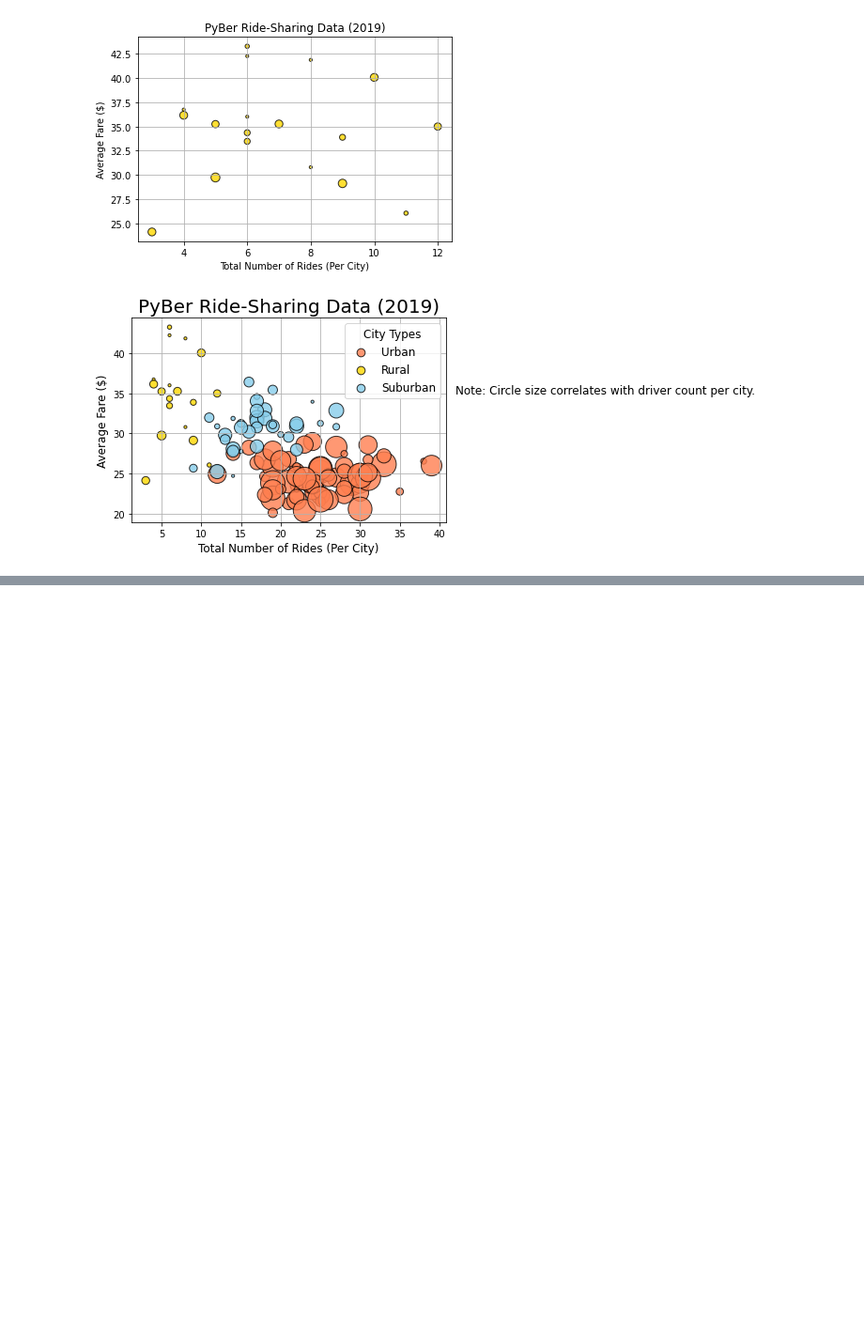
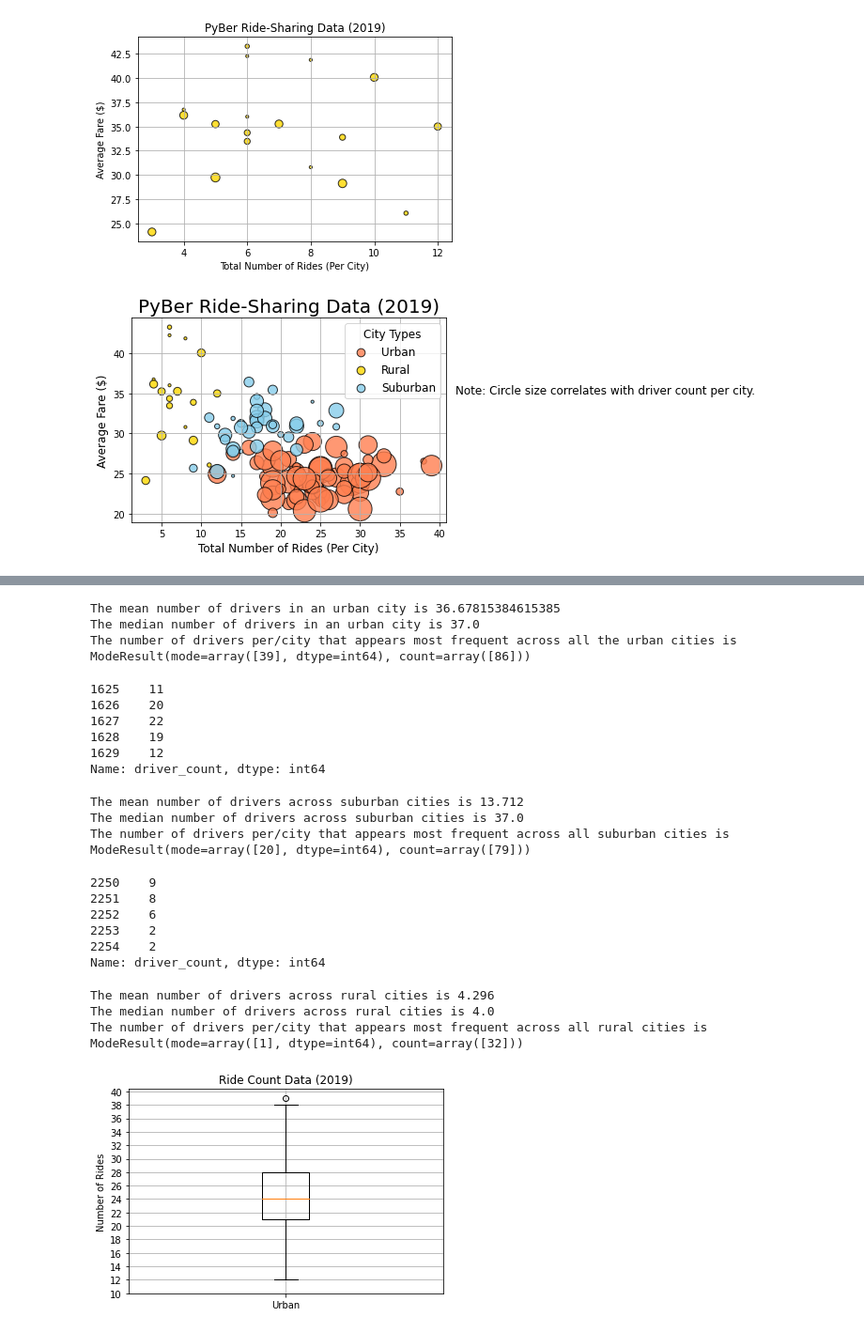
Before and after one commit to bmogil/PyBer_Analysis, a Jupyter notebook: PyBer.ipynb, the cells around one changed output, grey strips where cells are left out. Shown at 94% size. Drawn from its saved outputs; the diff is of its cells as text; code cells hidden in the pictures; blank space fills up the shorter version.

```diff
--- a/PyBer.ipynb
+++ b/PyBer.ipynb
@@ -332,0 +568,77 @@ plt.show()
+# %%
+# Get the mean, median, and mode for the urban cities driver count series.
+urban_drivers_mean = np.mean(urban_drivers)
+print(f"The mean number of drivers in an urban city is {urban_drivers_mean}")
+
+urban_drivers_median = np.median(urban_drivers)
+print(f"The median number of drivers in an urban city is {urban_drivers_median}")
+
+urban_drivers_mode = sts.mode(urban_drivers)
+print(f"The number of drivers per/city that appears most frequent across all the urban cities is {urban_drivers_mode}")
+# %% [output]
+The mean number of drivers in an urban city is 36.67815384615385
+The median number of drivers in an urban city is 37.0
+The number of drivers per/city that appears most frequent across all the urban cities is ModeResult(mode=array([39], dtype=int64), count=array([86]))
+# %%
+# Get the driver count data from the suburban cities.
+suburban_drivers = suburban_cities_df["driver_count"]
+suburban_drivers.head()
+# %% [output]
+1625    11
+1626    20
+1627    22
+1628    19
+1629    12
+Name: driver_count, dtype: int64
+# %%
+# Get the mean, median, and mode for the suburban cities driver count series.
+suburban_drivers_mean = np.mean(suburban_drivers)
+print(f"The mean number of drivers across suburban cities is {suburban_drivers_mean}")
+
+suburban_drivers_median = np.median(urban_drivers)
+print(f"The median number of drivers across suburban cities is {suburban_drivers_median}")
+
+suburban_drivers_mode = sts.mode(suburban_drivers)
+print(f"The number of drivers per/city that appears most frequent across all suburban cities is {suburban_drivers_mode}")
+# %% [output]
+The mean number of drivers across suburban cities is 13.712
+The median number of drivers across suburban cities is 37.0
+The number of drivers per/city that appears most frequent across all suburban cities is ModeResult(mode=array([20], dtype=int64), count=array([79]))
+# %%
+# Get the driver count data from the rural cities.
+rural_drivers = rural_cities_df["driver_count"]
+rural_drivers.head()
+# %% [output]
+2250    9
+2251    8
+2252    6
+2253    2
+2254    2
+Name: driver_count, dtype: int64
+# %%
+# Get the mean, median, and mode for the rural cities driver count series.
+rural_drivers_mean = np.mean(rural_drivers)
+print(f"The mean number of drivers across rural cities is {rural_drivers_mean}")
+
+rural_drivers_median = np.median(rural_drivers)
+print(f"The median number of drivers across rural cities is {rural_drivers_median}")
+
+rural_drivers_mode = sts.mode(rural_drivers)
+print(f"The number of drivers per/city that appears most frequent across all rural cities is {rural_drivers_mode}")
+# %% [output]
+The mean number of drivers across rural cities is 4.296
+The median number of drivers across rural cities is 4.0
+The number of drivers per/city that appears most frequent across all rural cities is ModeResult(mode=array([1], dtype=int64), count=array([32]))
+# %%
+# Create a box-and-whisker plot for the urban cities ride count.
+x_labels = ["Urban"]
+fig, ax = plt.subplots()
+ax.boxplot(urban_ride_count, labels=x_labels)
+# Add the title, y-axis label and grid.
+ax.set_title("Ride Count Data (2019)")
+ax.set_ylabel("Number of Rides")
+ax.set_yticks(np.arange(10,42,step=2.0))
+ax.grid()
+plt.show()
+# %% [output]
+[figure, added]
```
Also changed, not shown: parts of 33 cells of this notebook, 3 other files.
